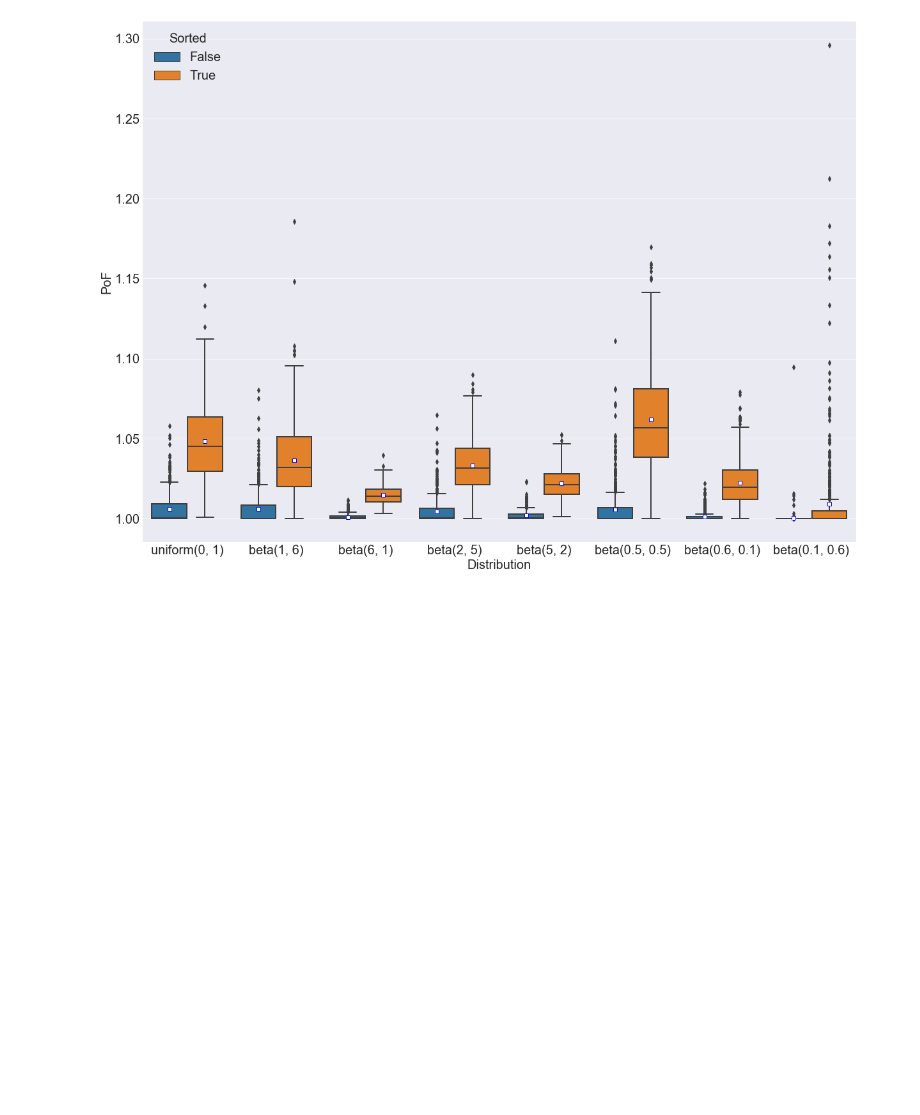
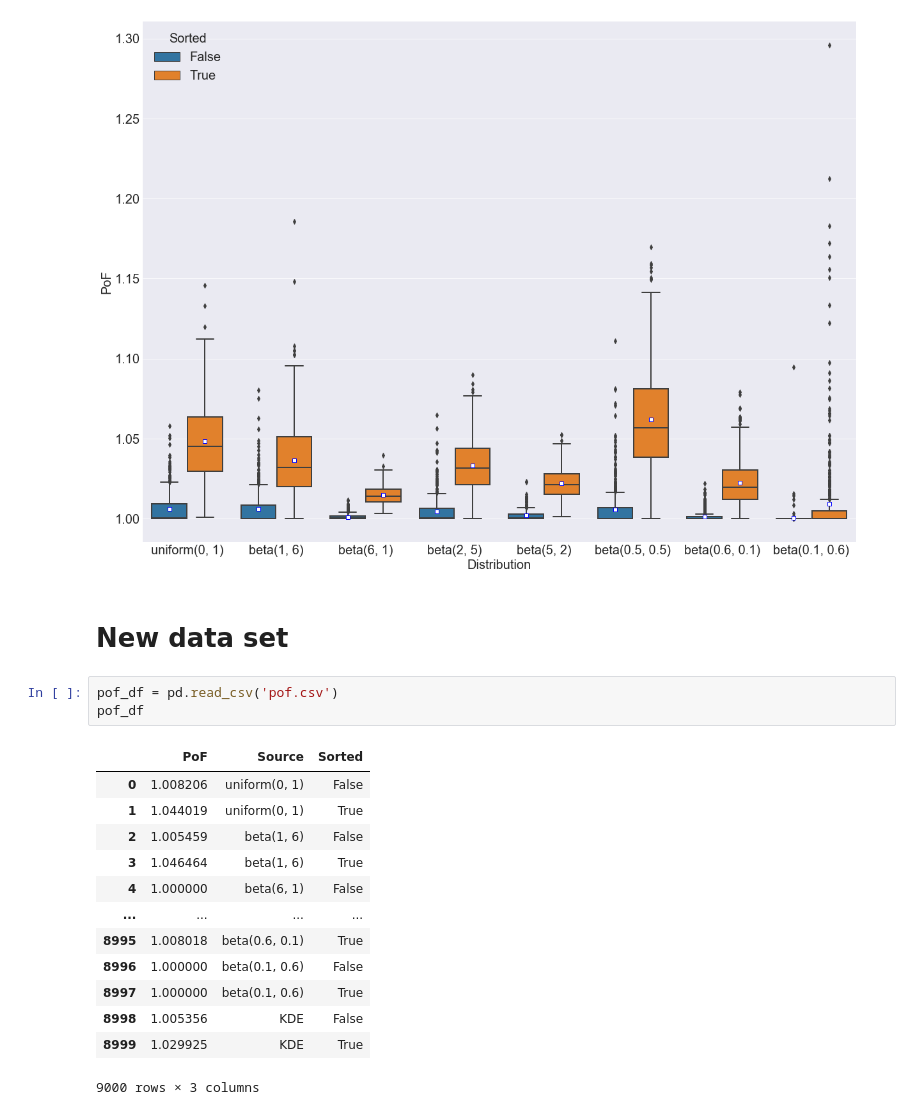
Before and after one commit to KrisNguyen135/FairBayesianOpt, a Jupyter notebook: notebooks/Homelessness/04_17_week/04 13 - Sorted vs not sorted with seaborn.ipynb, the cells around one changed output. Drawn from its saved outputs; the diff is of its cells as text; blank space fills up the shorter version.

```diff
--- a/notebooks/Homelessness/04_17_week/04 13 - Sorted vs not sorted with seaborn.ipynb
+++ b/notebooks/Homelessness/04_17_week/04 13 - Sorted vs not sorted with seaborn.ipynb
@@ -173,3 +173,22 @@ sns.boxplot(
 plt.show()
 # %% [output]
 [figure]
+# %% [markdown]
+# New data set
+# %%
+pof_df = pd.read_csv('pof.csv')
+pof_df
+# %% [output]
+|  | PoF | Source | Sorted |
+| 0 | 1.008206 | uniform(0, 1) | False |
+| 1 | 1.044019 | uniform(0, 1) | True |
+| 2 | 1.005459 | beta(1, 6) | False |
+| 3 | 1.046464 | beta(1, 6) | True |
+| 4 | 1.000000 | beta(6, 1) | False |
+| ... | ... | ... | ... |
+| 8995 | 1.008018 | beta(0.6, 0.1) | True |
+| 8996 | 1.000000 | beta(0.1, 0.6) | False |
+| 8997 | 1.000000 | beta(0.1, 0.6) | True |
+| 8998 | 1.005356 | KDE | False |
+| 8999 | 1.029925 | KDE | True |
+9000 rows × 3 columns
```
Also changed, not shown: parts of 7 cells of this notebook.
